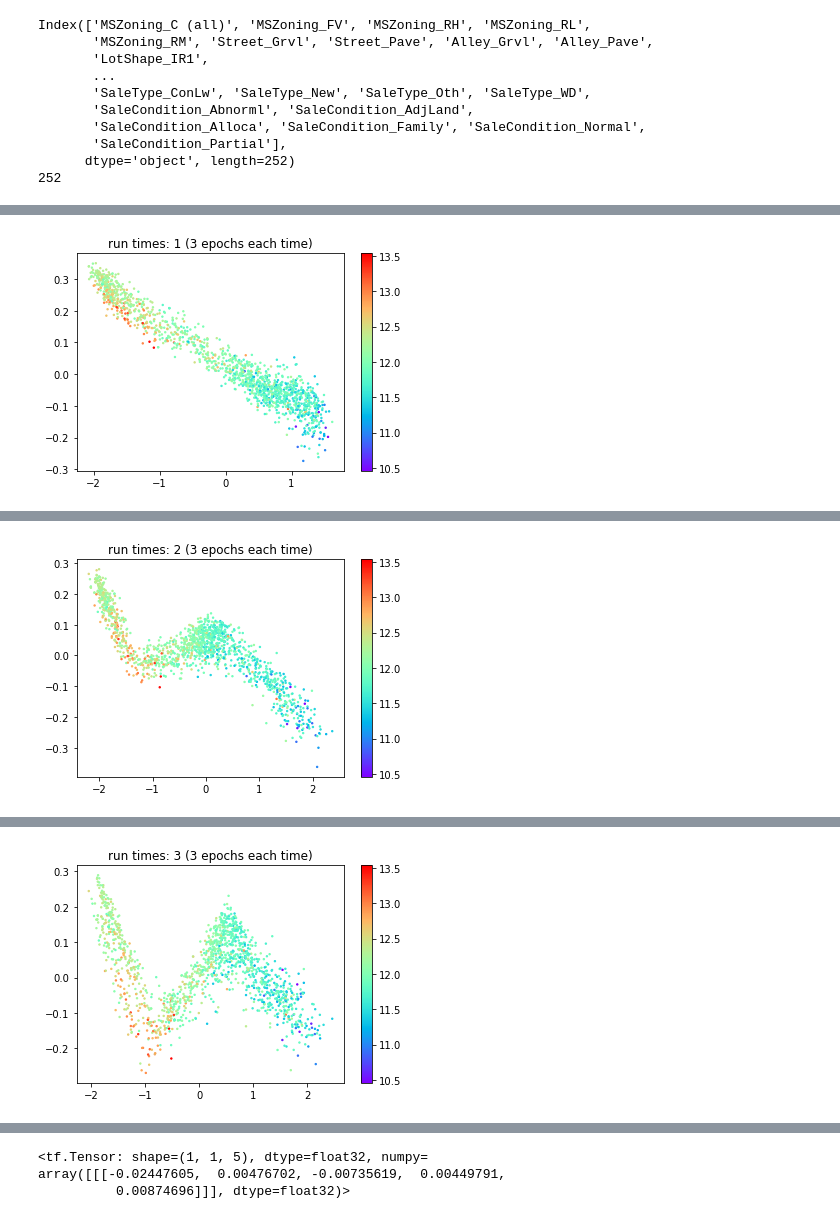
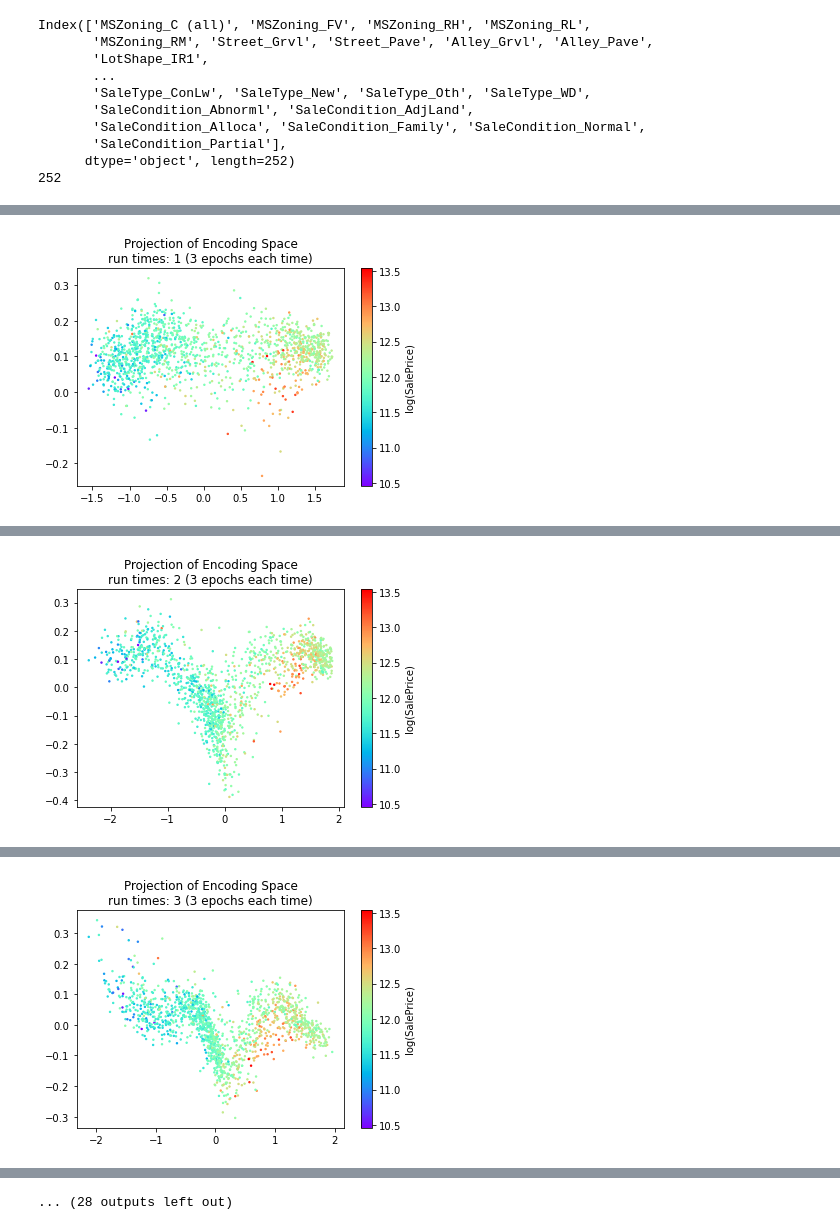
Before and after one commit to you-ming-hu/AutoEncoder_Practice, a Jupyter notebook: Variational_AutoEncoder.ipynb, the cells around one changed output, grey strips where cells are left out. Saved outputs shown, nothing was run; the diff lists cells and outputs as text; code cells hidden in the pictures.

```diff
--- a/Variational_AutoEncoder.ipynb
+++ b/Variational_AutoEncoder.ipynb
@@ -179,10 +179,19 @@ class Model(tf.keras.Model):
         gradients = tape.gradient(total_loss,self.trainable_variables)
         self.optimizer.apply_gradients(zip(gradients, self.trainable_variables))
         return {m.name:m.result() for m in self.metrics}
+
+    def test_step(self,x):
+        x_reconstruct, z_mean, z_log_var, z_resample = self(x)
+        latent_distribution_loss, reconstruction_loss  = self.compute_loss(x, x_reconstruct, z_mean, z_log_var, z_resample)
+        total_loss = self.distribution_regularization_rate * latent_distribution_loss + reconstruction_loss
+
+        self.latent_distribution_loss_metric.update_state(latent_distribution_loss)
+        self.reconstruction_loss_metric.update_state(reconstruction_loss)
+        self.total_loss_metric.update_state(total_loss)
+
+        return {m.name:m.result() for m in self.metrics}
-# %%
-train_ds = tf.data.Dataset.from_tensor_slices(data).batch(32)
 # %%
-def run(loss, distribution_regularization_rate, run_times=10, epochs_each_time=10,seed=101):
+def run(merge, distribution_regularization_rate, distribution_loss,  epochs_each_time=10, run_times=10 , seed=101):
     tf.random.set_seed(seed)
     encoder = tf.keras.Sequential([tf.keras.layers.Dense(200,activation='relu'),
                                tf.keras.layers.Dense(100,activation='relu'),
@@ -194,11 +203,21 @@ def run(loss, distribution_regularization_rate, run_times=10, epochs_each_time=1
                                tf.keras.layers.Dense(200,activation='relu')])
     model = Model(encoder,decoder,2,distribution_regularization_rate)
     optimizer = tf.keras.optimizers.Adam()
-    model.compile(loss,optimizer)
-    for i in range(run_times):
-        model.fit(train_ds,epochs=epochs_each_time)
-        z = model.encode(data.loc[train.index].values)
-        plot = plt.scatter(x = z[:,0],y=z[:,1],c=np.log(price.values),cmap='rainbow',s=2)
-        plt.title(f'run times: {i+1} ({epochs_each_time} epochs each time)')
-        plt.colorbar(plot)
-        plt.show()
+    model.compile(distribution_loss,optimizer)
+
+    if merge:
+        print('''use both train data and test data to train VAE,
+and project train data onto encoding space and draw scatter plot with the dot color painted according to the SalePrice column in train data ''')
+        merge_ds = tf.data.Dataset.from_tensor_slices(data).shuffle(1000).batch(32)
+        for i in range(run_times):
+            model.fit(merge_ds,epochs=epochs_each_time)
+            z = model.encode(data.loc[train.index].values)
+            plot = plt.scatter(x = z[:,0],y=z[:,1],c=np.log(price.values),cmap='rainbow',s=2)
+            plt.title(f'Projection of Encoding Space\nrun times: {i+1} ({epochs_each_time} epochs each time)')
+            plt.colorbar(plot, label='log(SalePrice)')
+            plt.show()
+    else:
+        print('split train and val data to verify whether data can be compressed and then reconstructed by VAE')
+        train_ds = tf.data.Dataset.from_tensor_slices(data[:1460]).shuffle(1000).batch(32)
+        val_ds = tf.data.Dataset.from_tensor_slices(data[1460:]).batch(32)
+        model.fit(x=train_ds,validation_data=val_ds,epochs=epochs_each_time)
@@ -228,0 +244,2 @@ Epoch 3/3
+# %%
+run(False, 0.003, Resample_Distance)
@@ -229,3 +312,3 @@ Epoch 3/3
 # %%
-run(Resample_Distance, 0.003, 3, 3)
+run(True, 0.005, Resample_Distance, 3, 20)
 # %% [output]
@@ -238,2 +323,2 @@ Epoch 3/3
-[figure, old version]
+[figure, new version]
 Epoch 1/3
@@ -245,2 +330,2 @@ Epoch 3/3
-[figure, old version]
+[figure, new version]
 Epoch 1/3
@@ -252 +337 @@ Epoch 3/3
-[figure, old version]
+[figure, new version]
@@ -253,6 +359 @@ Epoch 3/3
+... (28 outputs left out)
-# %%
-tf.keras.layers.Embedding(2, 5)(tf.constant([[1]]))
-# %% [output]
-<tf.Tensor: shape=(1, 1, 5), dtype=float32, numpy=
-array([[[-0.02447605,  0.00476702, -0.00735619,  0.00449791,
-          0.00874696]]], dtype=float32)>
```
Also changed, not shown: parts of 6 cells of this notebook.
